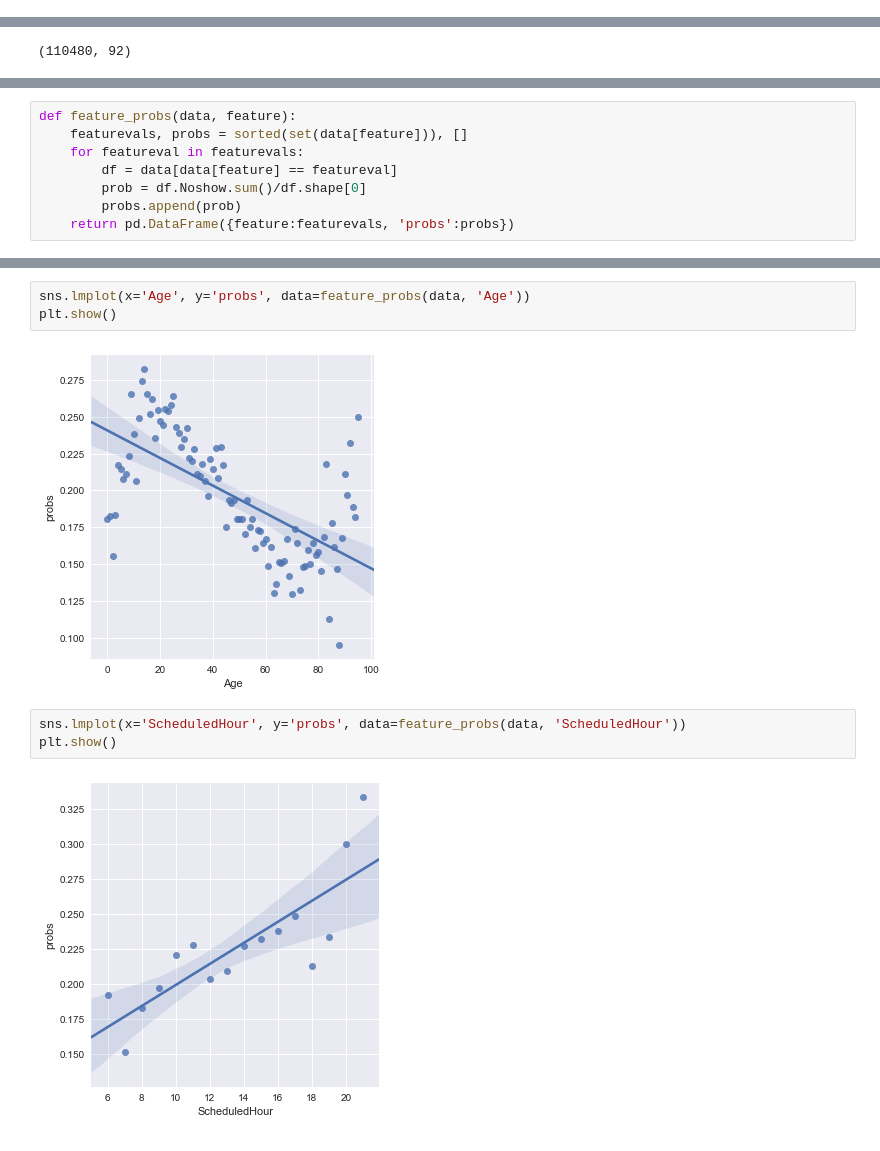
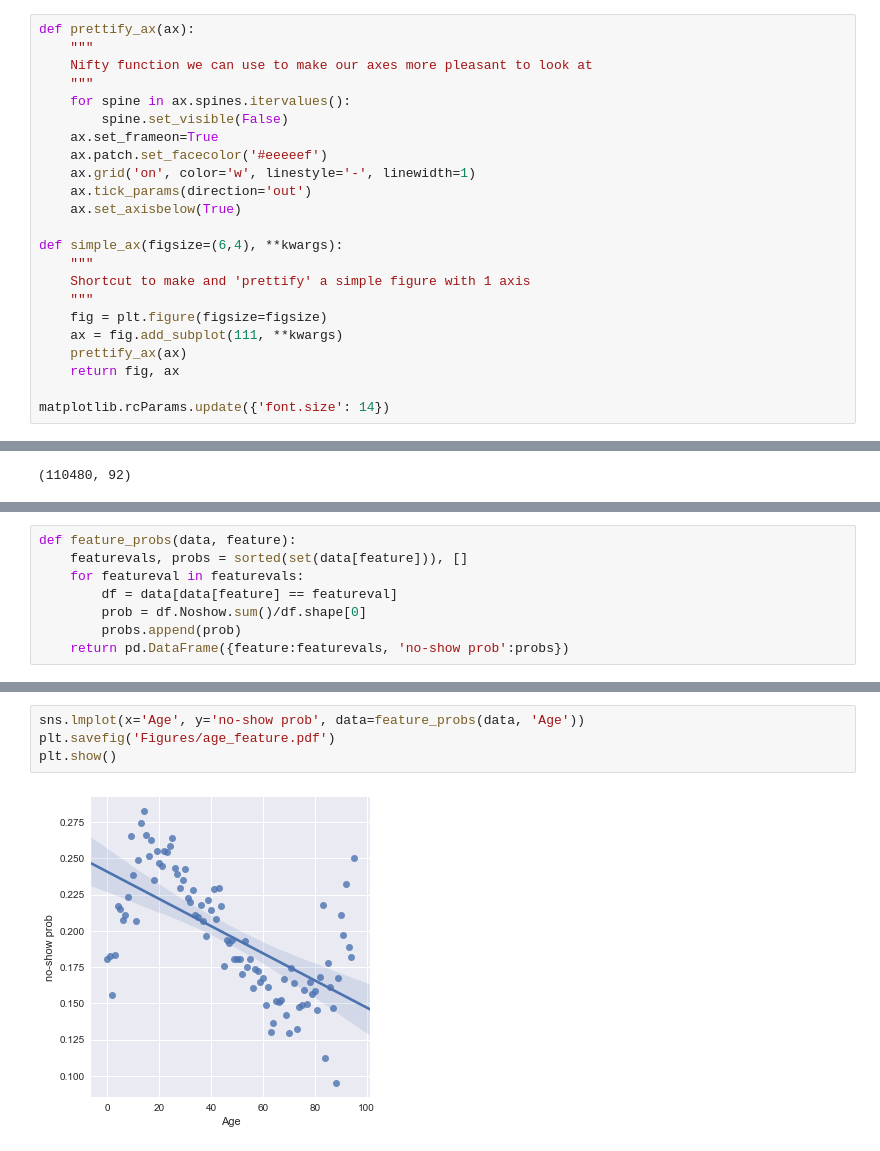
Before and after one commit to munozalexander/NoShow-Prediction, a Jupyter notebook: NoShows.ipynb, the cells around one changed output, grey strips where cells are left out. Cells and saved outputs as stored; diff of their text form.

```diff
--- a/NoShows.ipynb
+++ b/NoShows.ipynb
@@ -5,0 +13,23 @@ import seaborn as sns
+# %%
+def prettify_ax(ax):
+    """
+    Nifty function we can use to make our axes more pleasant to look at
+    """
+    for spine in ax.spines.itervalues():
+        spine.set_visible(False)
+    ax.set_frameon=True
+    ax.patch.set_facecolor('#eeeeef')
+    ax.grid('on', color='w', linestyle='-', linewidth=1)
+    ax.tick_params(direction='out')
+    ax.set_axisbelow(True)
+
+def simple_ax(figsize=(6,4), **kwargs):
+    """
+    Shortcut to make and 'prettify' a simple figure with 1 axis
+    """
+    fig = plt.figure(figsize=figsize)
+    ax = fig.add_subplot(111, **kwargs)
+    prettify_ax(ax)
+    return fig, ax
+
+matplotlib.rcParams.update({'font.size': 14})
@@ -50,4 +82,4 @@ def feature_probs(data, feature):
         df = data[data[feature] == featureval]
         prob = df.Noshow.sum()/df.shape[0]
         probs.append(prob)
-    return pd.DataFrame({feature:featurevals, 'probs':probs})
+    return pd.DataFrame({feature:featurevals, 'no-show prob':probs})
@@ -54,10 +98,6 @@ def feature_probs(data, feature):
 # %%
-sns.lmplot(x='Age', y='probs', data=feature_probs(data, 'Age'))
+sns.lmplot(x='Age', y='no-show prob', data=feature_probs(data, 'Age'))
+plt.savefig('Figures/age_feature.pdf')
 plt.show()
 # %% [output]
-[figure, old version]
+[figure, new version]
-# %%
-sns.lmplot(x='ScheduledHour', y='probs', data=feature_probs(data, 'ScheduledHour'))
-plt.show()
-# %% [output]
-[figure, removed]
```
Also changed, not shown: parts of 17 cells of this notebook, 8 other files.
